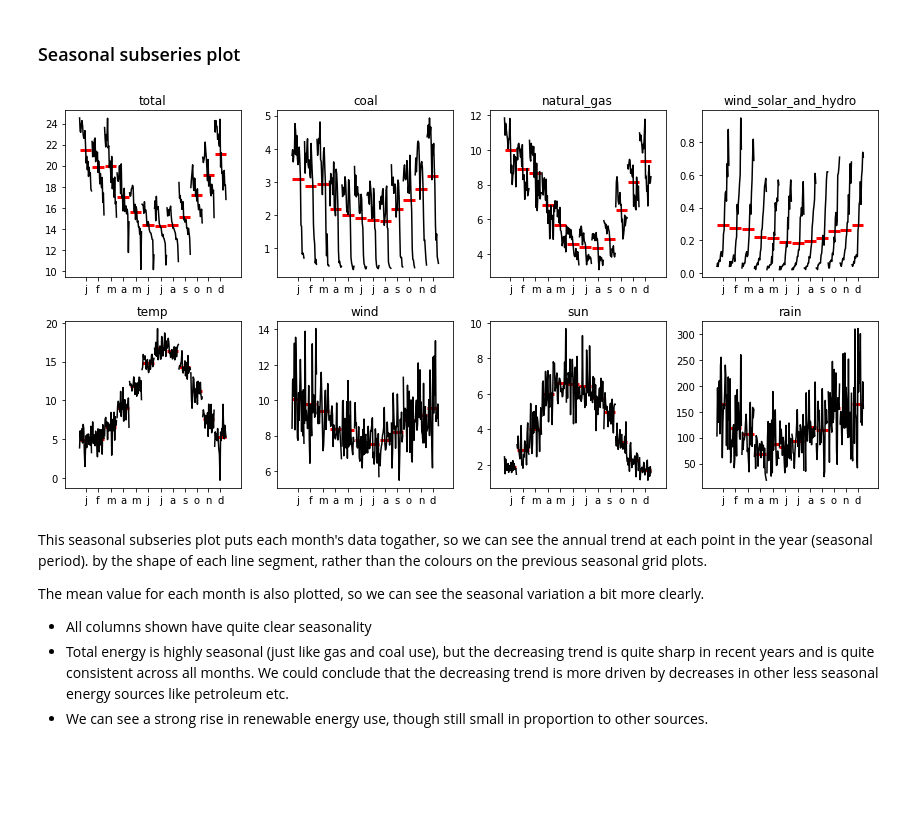
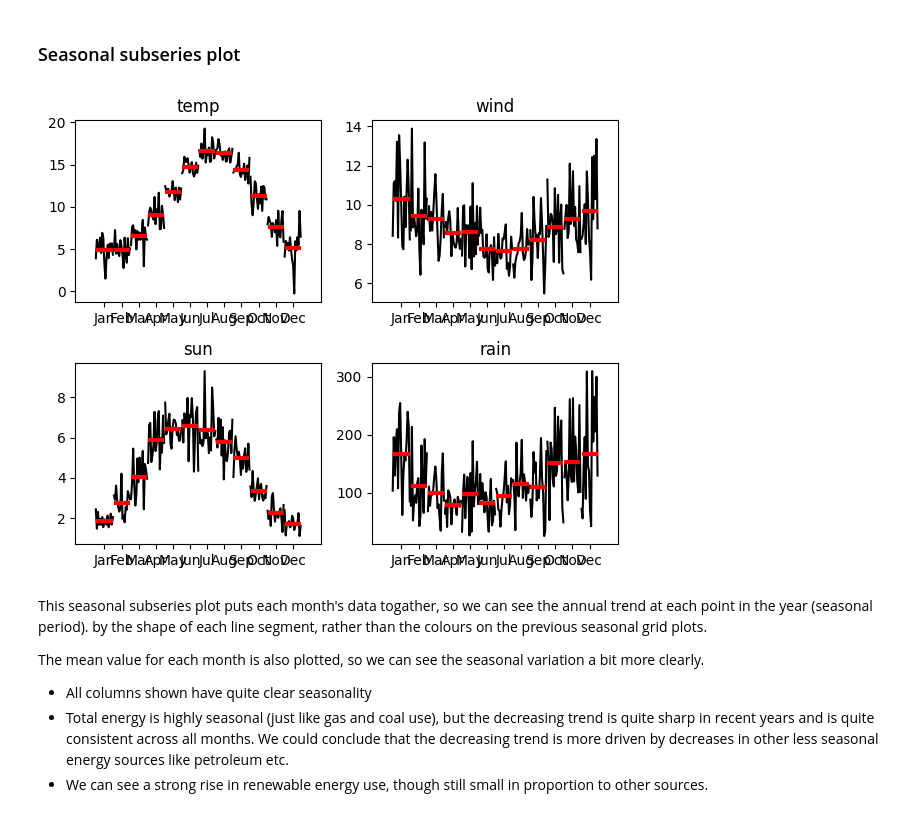
Before and after one commit to adin786/energy_forecast, a Jupyter notebook: notebooks/03_forecasting_baseline.ipynb, the cells around one changed output. Saved outputs shown, nothing was run; the diff lists cells and outputs as text; code cells hidden in the pictures; blank space fills up the shorter version.

```diff
--- a/notebooks/03_forecasting_baseline.ipynb
+++ b/notebooks/03_forecasting_baseline.ipynb
@@ -46,21 +65,3 @@ Following along with https://otexts.com/fpp3/lag-plots.html
 - Timeplot (pandas plot or matplotlib)
 - Seasonal plot (seaborn lineplot with 'hue')
 - Seasonal subseries monthly plot (statsmodels monthly_plot)
-# %%
-# Time plot grid
-cols_energy = ['total', 'coal', 'petroleum', 'natural_gas',
-               'bioenergy_waste', 'nuclear', 'wind_solar_and_hydro', 'net_imports']
-cols_weather = ['temp','wind','sun','rain']
-
-# Easiest to visualise the nan values
-fig = plt.figure()
-fig.set_size_inches(8,10)
-for i, col in enumerate(cols_energy):
-    sharex = ax if i>0 else None
-    ax = fig.add_subplot(len(cols_energy),2,2*i+1, sharex=sharex)
-    df.plot(y=col, ax=ax)
-
-for i, col in enumerate(cols_weather):
-    sharex = ax if i>0 else None
-    ax = fig.add_subplot(len(cols_energy),2,2*i+2, sharex=sharex)
-    df.plot(y=col, ax=ax, style='#ff781f')
@@ -138,23 +135,17 @@ Likewise this plot grid shows the same thing, but for the weather data.
 - These 4 charts basically confirm the expected seasonal weather patterns we see in this country.
 # %% [markdown]
 ### Seasonal subseries plot
-# %%
-# Plot seasonal subseries plot for a few features
-fig = plt.figure()
-fig.set_size_inches(12,6)
-for i, col in enumerate(['total', 'coal', 'natural_gas', 'wind_solar_and_hydro',
-                         'temp', 'wind', 'sun', 'rain']):
-    sharex = ax if i>0 else None
-    ax = fig.add_subplot(2,4,i+1, sharex=sharex)
-    month_plot(df.set_index('date')[col], ax=ax);
-    # sns.lineplot(data=df, x='month', y=col, hue='year', ax=ax, palette='crest' , legend=None)
-    # ax.set_xlim([0,12])
-    # ax.set_xticks(list(range(0,13,2)))
-    # ax.set_ylabel('')
-    ax.set_title(col)
-fig.tight_layout()
-# %% [output]
-[figure, removed]
+# %%
+# Plot seasonal subseries plot for a few features
+fig, axs = plt.subplots(nrows=2, ncols=2, figsize=(6, 5))
+axs = [ax for ax_row in axs for ax in ax_row]
+cols = ['temp', 'wind', 'sun', 'rain']
+for col, ax in zip(cols, axs):
+    month_plot(x_train[col], ax=ax);
+    ax.set_title(col)
+    fig.tight_layout()
+# %% [output]
+[figure, added]
 # %% [markdown]
 This seasonal subseries plot puts each month's data togather, so we can see the annual trend at each point in the year (seasonal period). by the shape of each line segment, rather than the colours on the previous seasonal grid plots.
 
```
Also changed, not shown: parts of 13 cells of this notebook, 6 other files.
